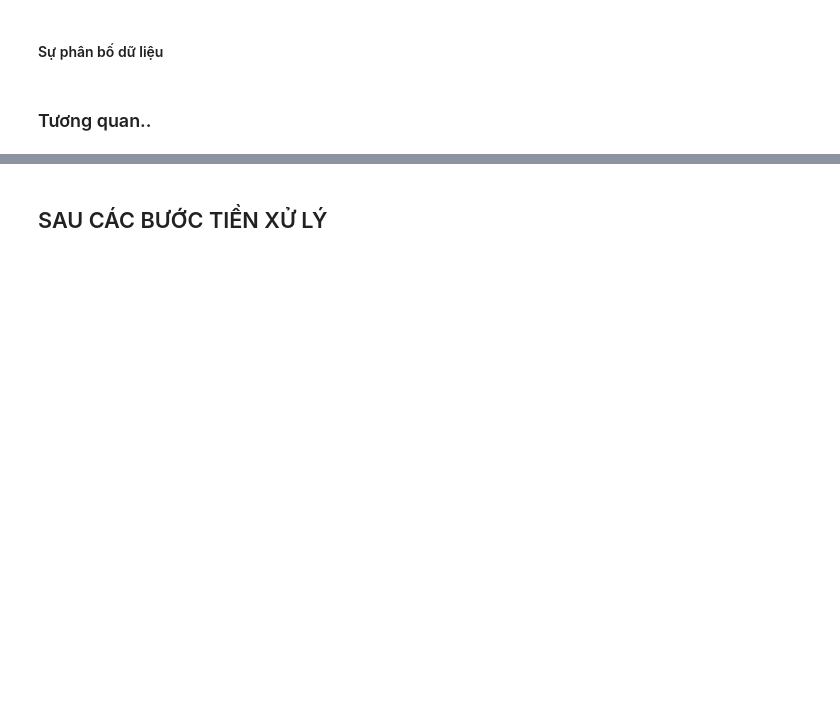
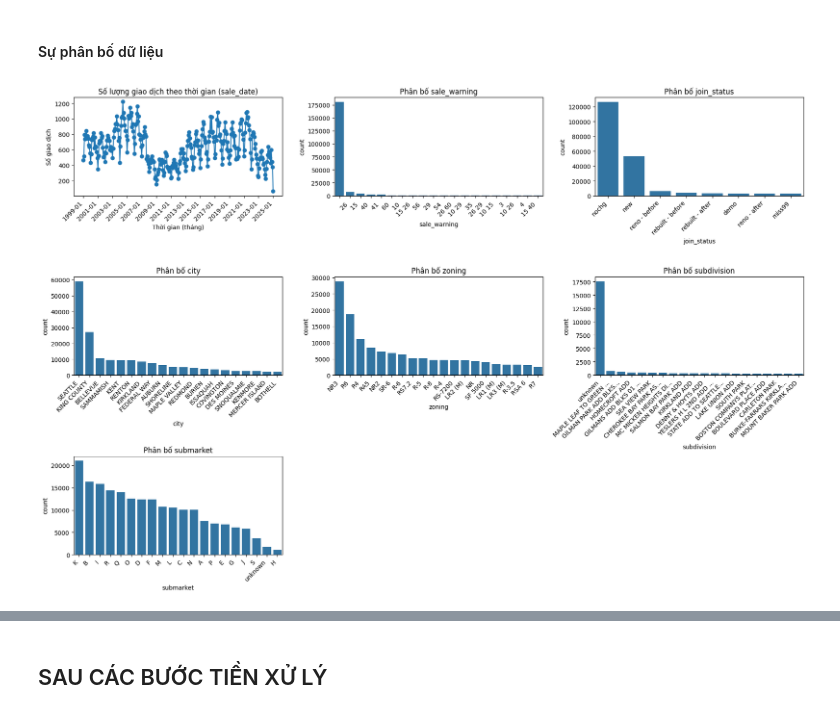
Before and after one commit to uyen312/Project_PTDLTM, a Jupyter notebook: Source/EDA & Data Preprocessing.ipynb, the cells around one changed output, grey strips where cells are left out. Cells and saved outputs as stored; diff of their text form; code cells hidden in the pictures; blank space fills up the shorter version.

```diff
--- a/Source/EDA & Data Preprocessing.ipynb
+++ b/Source/EDA & Data Preprocessing.ipynb
@@ -363,2 +420,0 @@ categorical_info_df
-# %% [markdown]
-### Tương quan..
@@ -366,0 +421,54 @@ categorical_info_df
+# %%
+def plot_categorical_distribution(df, categorical_columns, datetime_col='sale_date',
+                                                 ncols=3, top_n=20, max_label_len=20, step=24):
+    # Convert datetime_col sang datetime
+    df[datetime_col] = pd.to_datetime(df[datetime_col], errors='coerce')
+    df['sale_month'] = df[datetime_col].dt.to_period('M').astype(str)
+
+    # Các cột phân loại khác
+    other_cols = [col for col in categorical_columns if col.lower() != 'id' and col != datetime_col]
+
+    total_plots = 1 + len(other_cols)
+    nrows = math.ceil(total_plots / ncols)
+    plt.figure(figsize=(ncols * 6, nrows * 4))
+
+    plot_index = 1
+
+    # === Subplot đầu tiên: sale_date theo tháng (lineplot) ===
+    plt.subplot(nrows, ncols, plot_index)
+    monthly_counts = df['sale_month'].value_counts().sort_index()
+
+    plt.plot(monthly_counts.index, monthly_counts.values, marker='o')
+    plt.title(f"Số lượng giao dịch theo thời gian ({datetime_col})")
+    plt.xlabel("Thời gian (tháng)")
+    plt.ylabel("Số giao dịch")
+
+    # Hiển thị nhãn cách đều (mỗi step tháng)
+    xticks = monthly_counts.index.tolist()
+    plt.xticks(ticks=range(0, len(xticks), step), labels=xticks[::step], rotation=45, ha='right')
+
+    plot_index += 1
+
+    # === Các cột phân loại còn lại ===
+    for col in other_cols:
+        plt.subplot(nrows, ncols, plot_index)
+
+        top_values = df[col].value_counts().nlargest(top_n)
+        short_labels = [
+            val[:max_label_len] + '...' if len(str(val)) > max_label_len else str(val)
+            for val in top_values.index
+        ]
+
+        sns.countplot(x=col, data=df[df[col].isin(top_values.index)],
+                      order=top_values.index)
+        plt.xticks(ticks=range(len(short_labels)), labels=short_labels, rotation=45, ha='right')
+        plt.title(f'Phân bố {col}')
+
+        plot_index += 1
+
+    plt.tight_layout()
+    plt.show()
+
+plot_categorical_distribution(df, categorical_columns)
+# %% [output]
+[figure, added]
```
Also changed, not shown: parts of 52 cells of this notebook.
